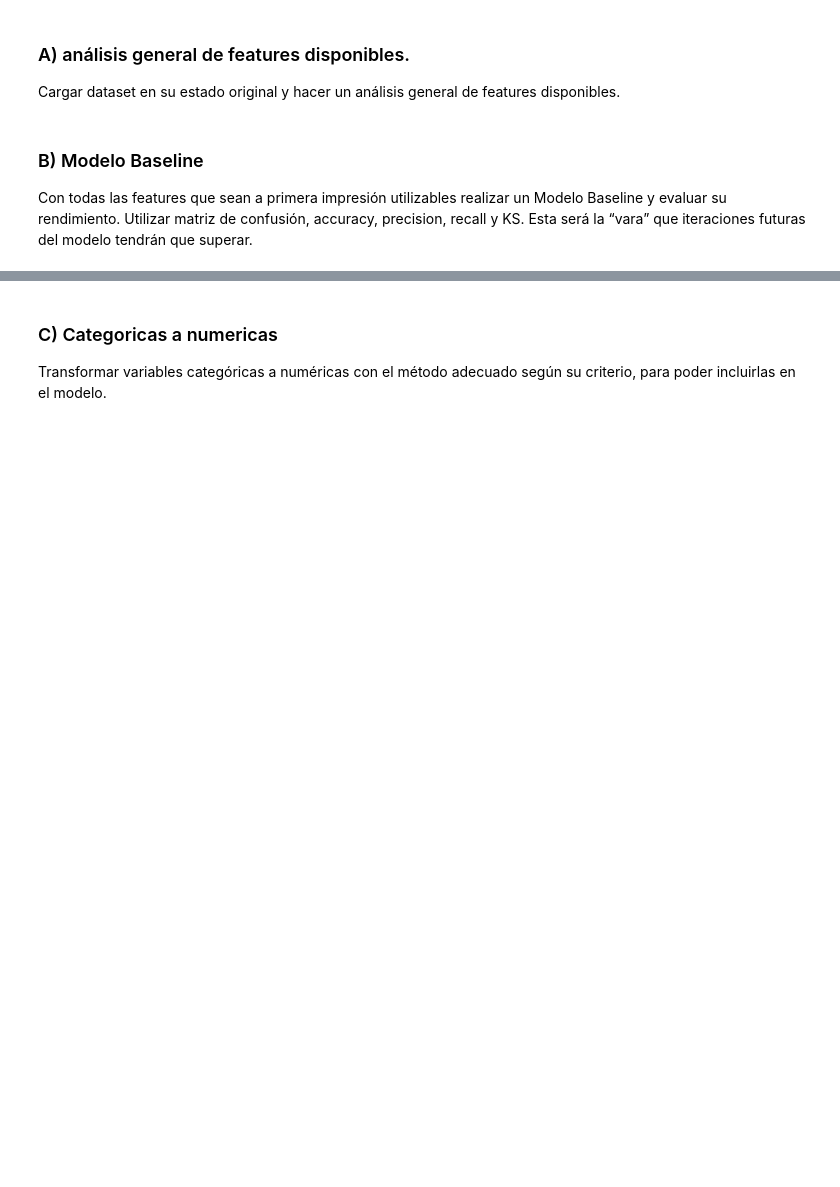
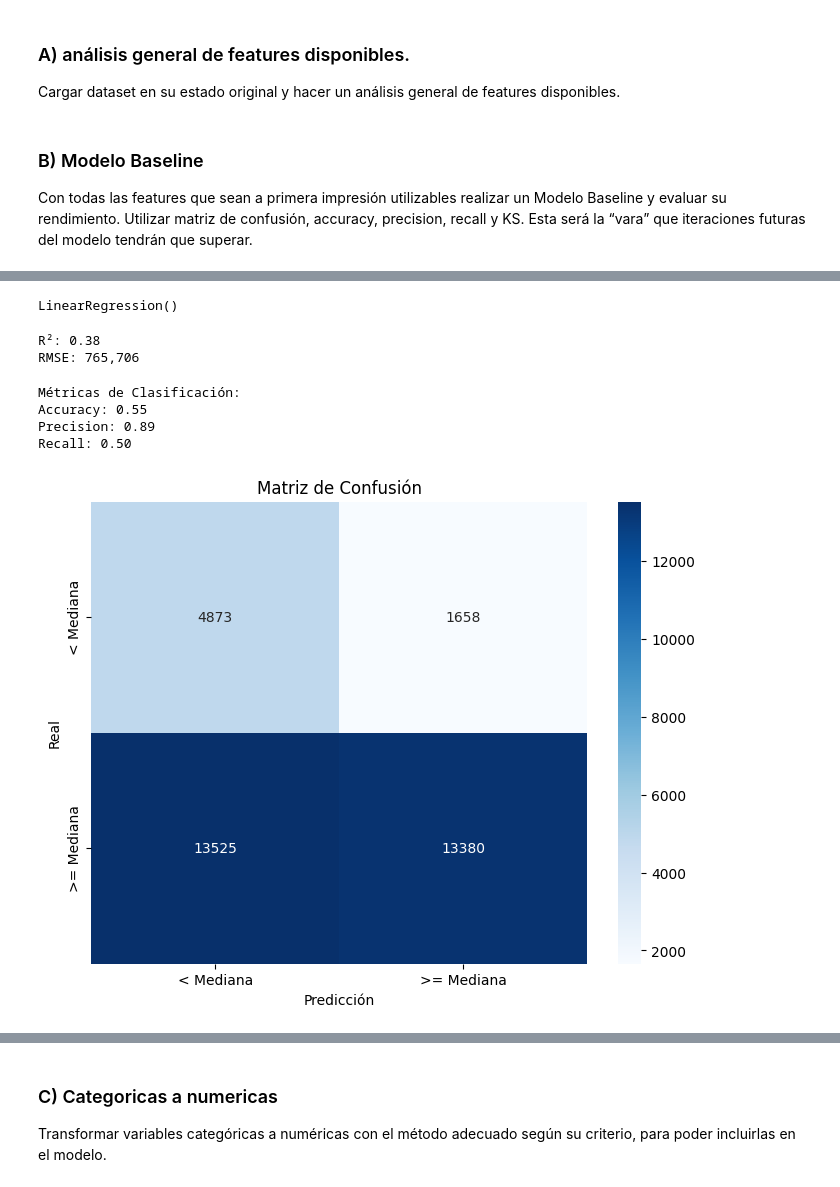
Before and after one commit to Clon5676/ProyectoDataScience, a Jupyter notebook: Modelo/model_Baseline.ipynb, the cells around one changed output, grey strips where cells are left out. Drawn from its saved outputs; the diff is of its cells as text; code cells hidden in the pictures; blank space fills up the shorter version.

Commit message:
Iniciado modelo baseline

```diff
--- a/Modelo/model_Baseline.ipynb
+++ b/Modelo/model_Baseline.ipynb
@@ -20,0 +70,48 @@ tendrán que superar.
+# %%
+# 4. Escalado de variables
+scaler = StandardScaler()
+X_train_scaled = scaler.fit_transform(X_train)
+X_test_scaled = scaler.transform(X_test)
+# %%
+# 5. Modelado de regresión lineal
+model = LinearRegression()
+model.fit(X_train_scaled, y_train)
+# %% [output]
+LinearRegression()
+# %%
+# 6. Predicciones y métricas
+y_pred = model.predict(X_test_scaled)
+
+print(f"R²: {r2_score(y_test, y_pred):.2f}")
+print(f"RMSE: {np.sqrt(mean_squared_error(y_test, y_pred)):,.0f}")
+# %% [output]
+R²: 0.38
+RMSE: 765,706
+# %%
+# 7. Métricas de clasificación (umbral = mediana)
+median = y.median()
+y_test_class = (y_test >= median).astype(int)
+y_pred_class = (y_pred >= median).astype(int)
+
+print("\nMétricas de Clasificación:")
+print(f"Accuracy: {np.mean(y_test_class == y_pred_class):.2f}")
+print(f"Precision: {np.sum((y_pred_class == 1) & (y_test_class == 1)) / np.sum(y_pred_class == 1):.2f}")
+print(f"Recall: {np.sum((y_pred_class == 1) & (y_test_class == 1)) / np.sum(y_test_class == 1):.2f}")
+# %% [output]
+Métricas de Clasificación:
+Accuracy: 0.55
+Precision: 0.89
+Recall: 0.50
+# %%
+# 8. Matriz de confusión
+plt.figure(figsize=(8,6))
+sns.heatmap(confusion_matrix(y_test_class, y_pred_class),
+            annot=True, fmt='d', cmap='Blues',
+            xticklabels=['< Mediana', '>= Mediana'],
+            yticklabels=['< Mediana', '>= Mediana'])
+plt.xlabel('Predicción')
+plt.ylabel('Real')
+plt.title('Matriz de Confusión')
+plt.show()
+# %% [output]
+[figure, added]
```
Also changed, not shown: parts of 8 cells of this notebook, 1 other file.
